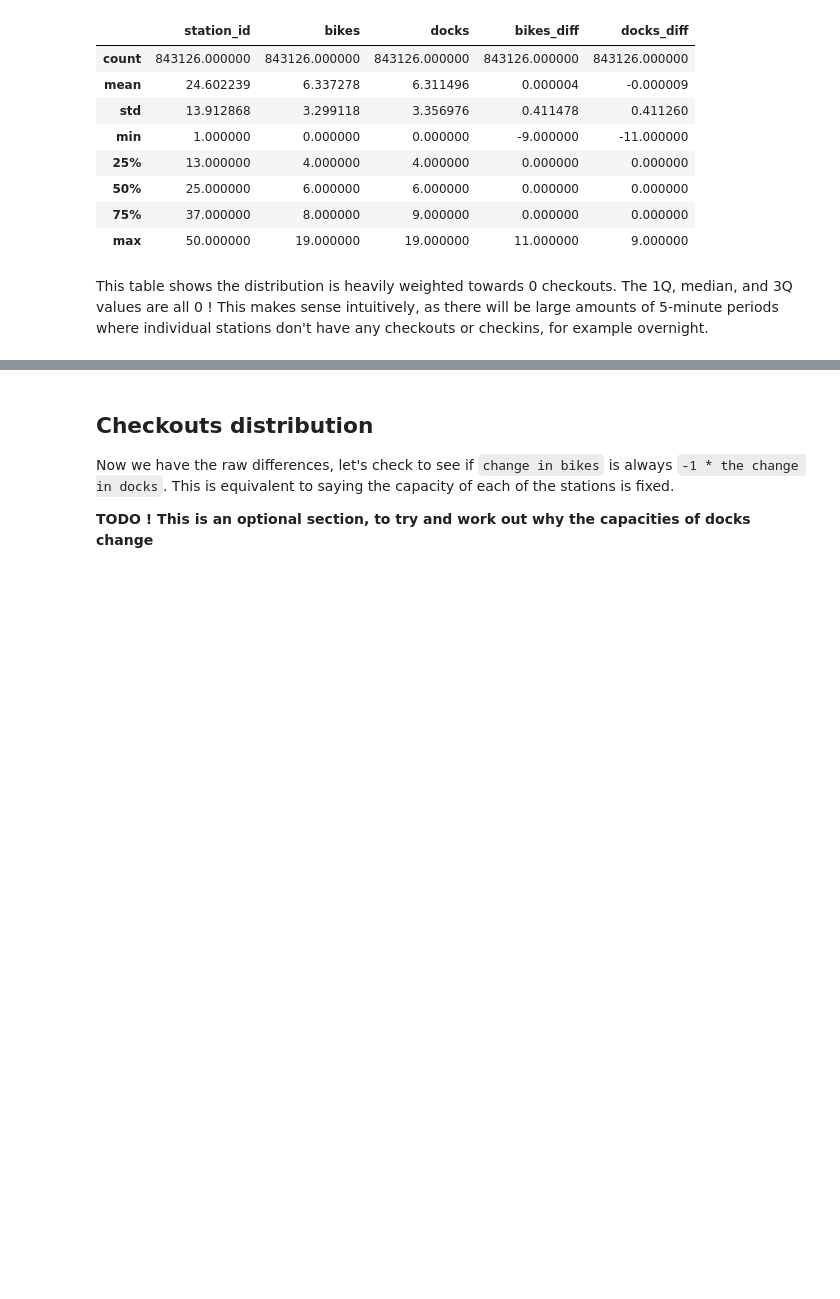
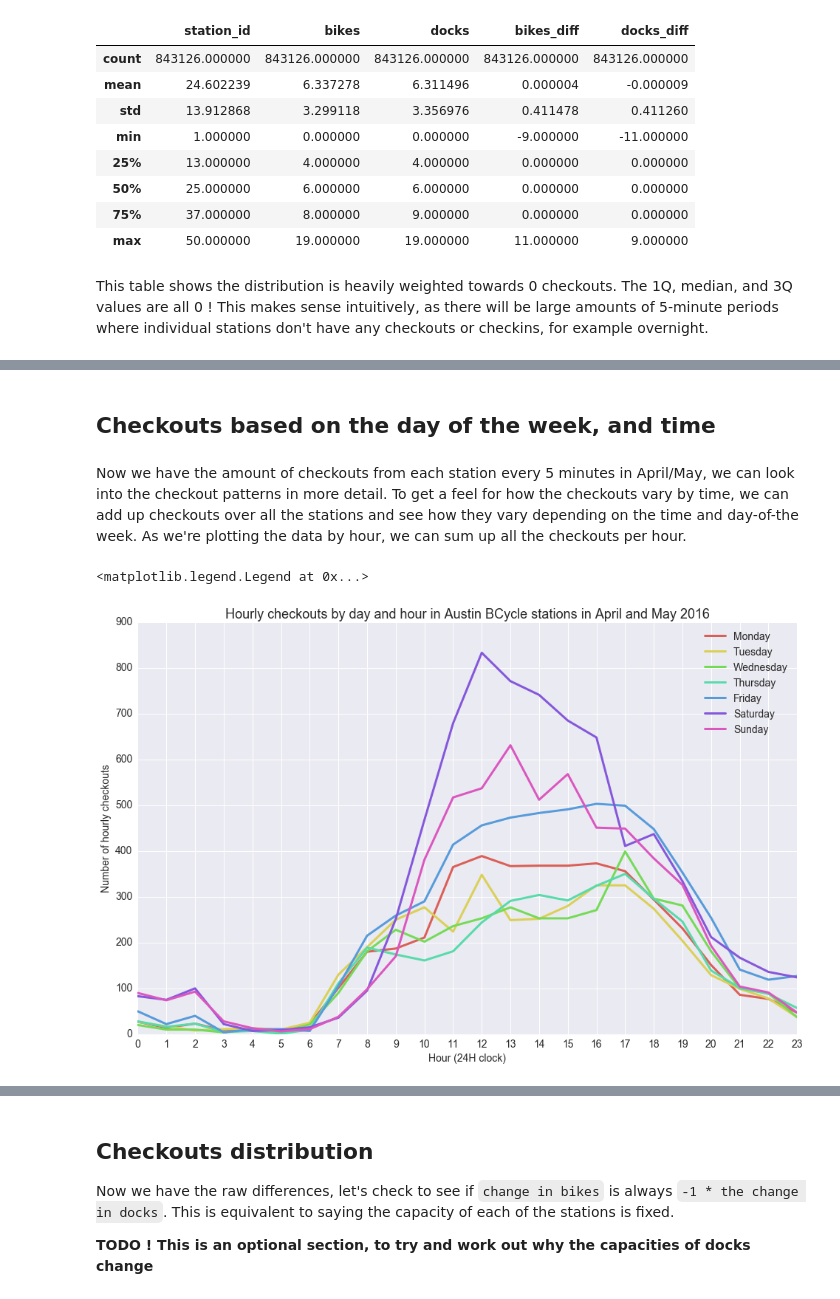
Before and after one commit to timgasser/bcycle-austin, a Jupyter notebook: notebooks/bcycle_bikes.ipynb, the cells around one changed output, grey strips where cells are left out. Cells and saved outputs as stored; diff of their text form; code cells hidden in the pictures; blank space fills up the shorter version.

```diff
--- a/notebooks/bcycle_bikes.ipynb
+++ b/notebooks/bcycle_bikes.ipynb
@@ -173,0 +185,16 @@ This table shows the distribution is heavily weighted towards 0 checkouts. The 1
+# %%
+bike_trips_df = bikes_diff_df.copy()
+
+# Checkouts are all negative `bikes_diff` values. Filter these and take abs()
+bike_trips_df['checkouts'] = bike_trips_df['bikes_diff']
+bike_trips_df.loc[bike_trips_df['checkouts'] > 0, 'checkouts'] = 0
+bike_trips_df['checkouts'] = bike_trips_df['checkouts'].abs()
+
+# Conversely, checkins are positive `bikes_diff` values
+bike_trips_df['checkins'] = bike_trips_df['bikes_diff']
+bike_trips_df.loc[bike_trips_df['checkins'] < 0, 'checkins'] = 0
+bike_trips_df['checkins'] = bike_trips_df['checkins'].abs()
+
+# Might want to use sum of checkouts and checkins for find "busiest" stations
+bike_trips_df['totals'] = bike_trips_df['checkouts'] + bike_trips_df['checkins']
+bike_trips_df.head()
@@ -173,0 +209,29 @@ This table shows the distribution is heavily weighted towards 0 checkouts. The 1
+# %% [markdown]
+## Checkouts based on the day of the week, and time
+# %% [markdown]
+Now we have the amount of checkouts from each station every 5 minutes in April/May, we can look into the checkout patterns in more detail. To get a feel for how the checkouts vary by time, we can add up checkouts over all the stations and see how they vary depending on the time and day-of-the week. As we're plotting the data by hour, we can sum up all the checkouts per hour.
+# %%
+checkouts_df = bike_trips_df.copy()
+checkouts_df = checkouts_df.reset_index()
+checkouts_df['dayofweek'] = checkouts_df['datetime'].dt.weekday_name
+checkouts_df['hour'] = checkouts_df['datetime'].dt.hour
+checkouts_df = checkouts_df.groupby(['dayofweek', 'hour']).sum().reset_index()
+checkouts_df = checkouts_df[['dayofweek', 'hour', 'checkouts']]
+checkouts_df = checkouts_df.pivot_table(values='checkouts', index='hour', columns='dayofweek')
+
+checkouts_df = checkouts_df[['Monday', 'Tuesday', 'Wednesday', 'Thursday', 'Friday', 'Saturday', 'Sunday']]
+day_palette = sns.color_palette("hls", 7) # Need to have 7 distinct colours
+
+fig, ax = plt.subplots(1,1, figsize=(16,10))
+ax = checkouts_df.plot.line(ax=ax, linewidth=3, color=day_palette)
+ax.set_xlabel('Hour (24H clock)', fontdict={'size' : 14})
+ax.set_ylabel('Number of hourly checkouts', fontdict={'size' : 14})
+ax.set_title('Hourly checkouts by day and hour in Austin BCycle stations in April and May 2016'
+             ,fontdict={'size' : 18})
+ax.tick_params(axis='x', labelsize=14)
+ax.tick_params(axis='y', labelsize=14)
+ax.xaxis.set_ticks(checkouts_df.index)
+ax.legend(fontsize=14)
+# %% [output]
+<matplotlib.legend.Legend at 0x...>
+[figure, added]
```
Also changed, not shown: parts of 16 cells of this notebook.
